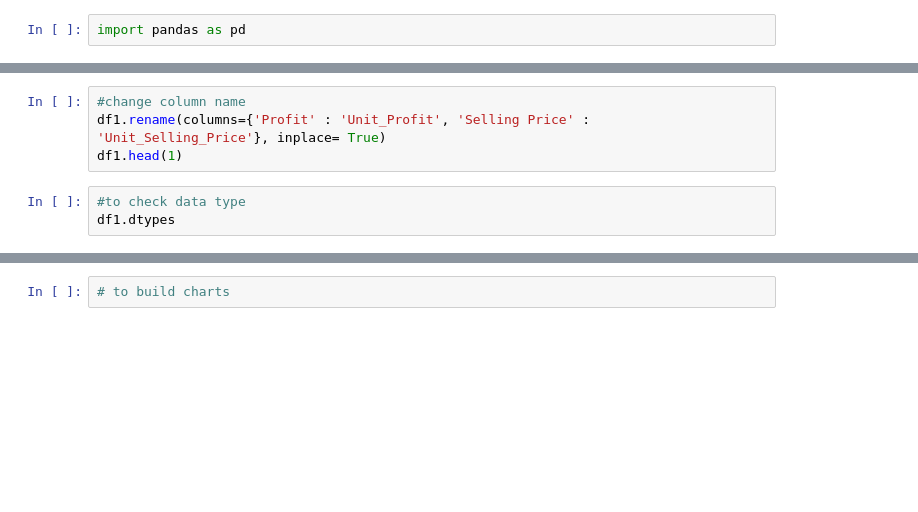
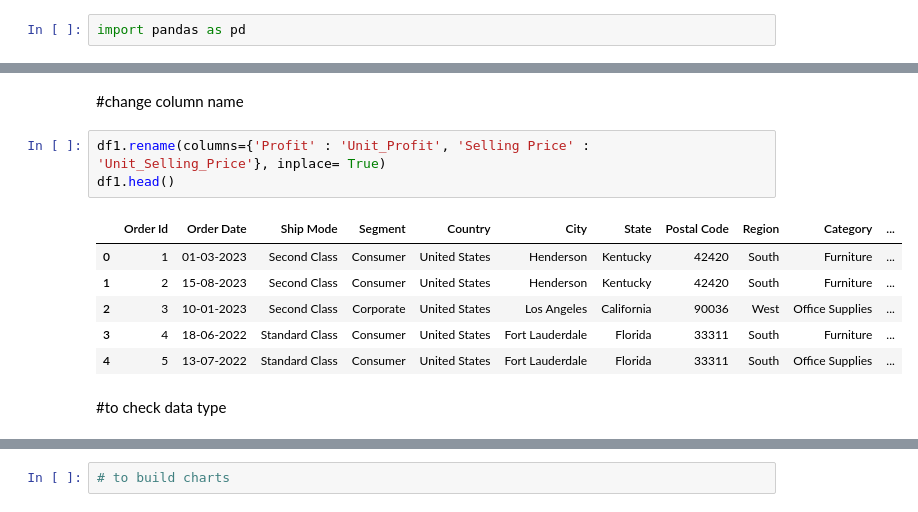
Before and after one commit to mohamedyahyawaseem/python_project-by-mohamed, a Jupyter notebook: python code.ipynb, the cells around one changed output, grey strips where cells are left out. Cells and saved outputs as stored; diff of their text form; blank space fills up the shorter version.

```diff
--- a/python code.ipynb
+++ b/python code.ipynb
@@ -50,7 +162,14 @@ df1.head(3)
+# %% [markdown]
+#change column name
 # %%
-#change column name
 df1.rename(columns={'Profit' : 'Unit_Profit', 'Selling Price' : 'Unit_Selling_Price'}, inplace= True)
-df1.head(1)
+df1.head()
+# %% [output]
+|  | Order Id | Order Date | Ship Mode | Segment | Country | City | State | Postal Code | Region | Category | ... |
+| 0 | 1 | 01-03-2023 | Second Class | Consumer | United States | Henderson | Kentucky | 42420 | South | Furniture | ... |
+| 1 | 2 | 15-08-2023 | Second Class | Consumer | United States | Henderson | Kentucky | 42420 | South | Furniture | ... |
+| 2 | 3 | 10-01-2023 | Second Class | Corporate | United States | Los Angeles | California | 90036 | West | Office Supplies | ... |
+| 3 | 4 | 18-06-2022 | Standard Class | Consumer | United States | Fort Lauderdale | Florida | 33311 | South | Furniture | ... |
+| 4 | 5 | 13-07-2022 | Standard Class | Consumer | United States | Fort Lauderdale | Florida | 33311 | South | Office Supplies | ... |
-# %%
-#to check data type
-df1.dtypes
+# %% [markdown]
+#to check data type
```
Also changed, not shown: parts of 65 cells of this notebook.
